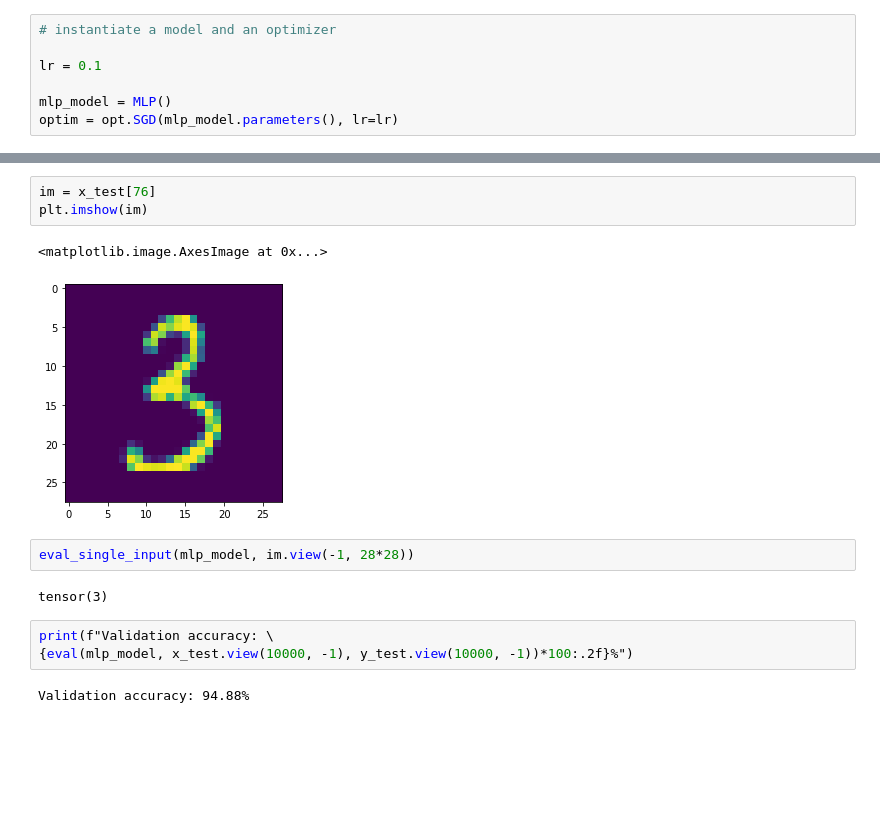
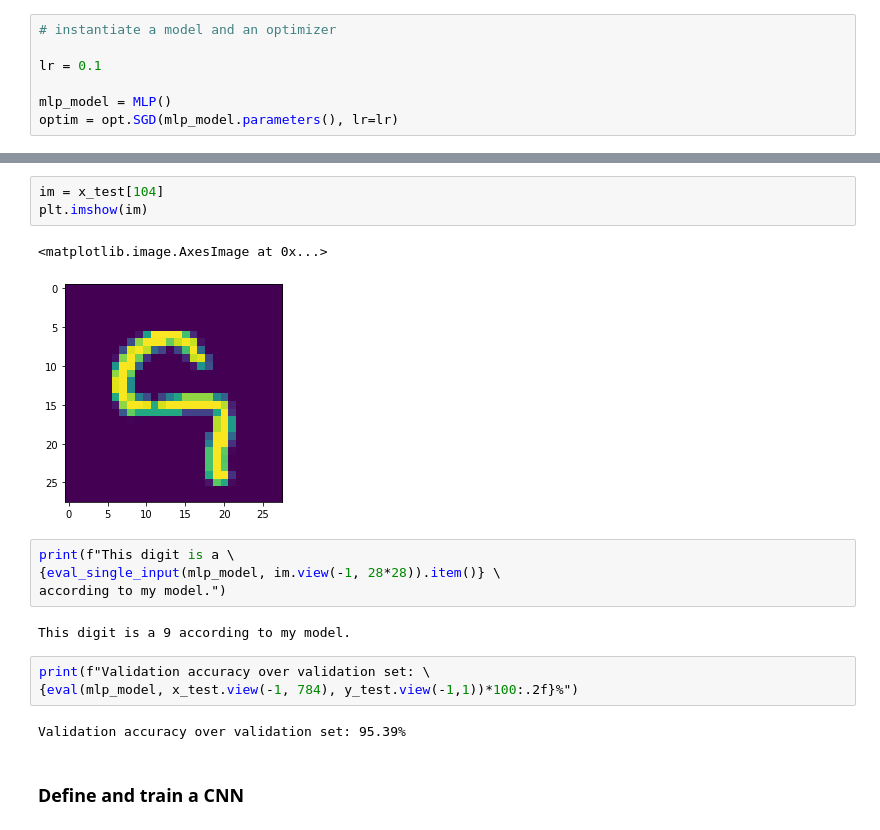
Before and after one commit to Sp-ino/PythonPlots, a Jupyter notebook: ML/notebooks/mnist_example.ipynb, the cells around one changed output, grey strips where cells are left out. Saved outputs shown, nothing was run; the diff lists cells and outputs as text; blank space fills up the shorter version.

```diff
--- a/ML/notebooks/mnist_example.ipynb
+++ b/ML/notebooks/mnist_example.ipynb
@@ -203,15 +225,19 @@ Validation loss at epoch 9: 0.17
 # %%
-im = x_test[76]
+im = x_test[104]
 plt.imshow(im)
 # %% [output]
 <matplotlib.image.AxesImage at 0x...>
-[figure, old version]
+[figure, new version]
 # %%
-eval_single_input(mlp_model, im.view(-1, 28*28))
+print(f"This digit is a \
+{eval_single_input(mlp_model, im.view(-1, 28*28)).item()} \
+according to my model.")
 # %% [output]
-tensor(3)
+This digit is a 9 according to my model.
 # %%
-print(f"Validation accuracy: \
-{eval(mlp_model, x_test.view(10000, -1), y_test.view(10000, -1))*100:.2f}%")
+print(f"Validation accuracy over validation set: \
+{eval(mlp_model, x_test.view(-1, 784), y_test.view(-1,1))*100:.2f}%")
 # %% [output]
-Validation accuracy: 94.88%
+Validation accuracy over validation set: 95.39%
+# %% [markdown]
+### Define and train a CNN
```
Also changed, not shown: parts of 17 cells of this notebook.
